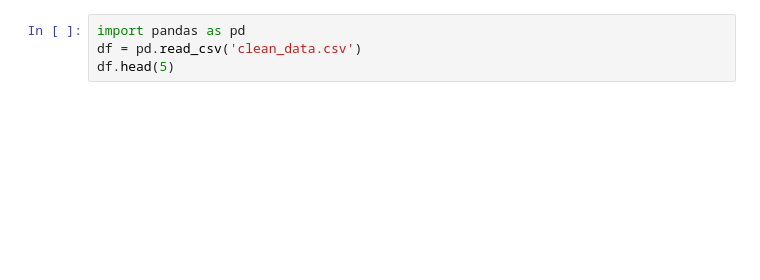
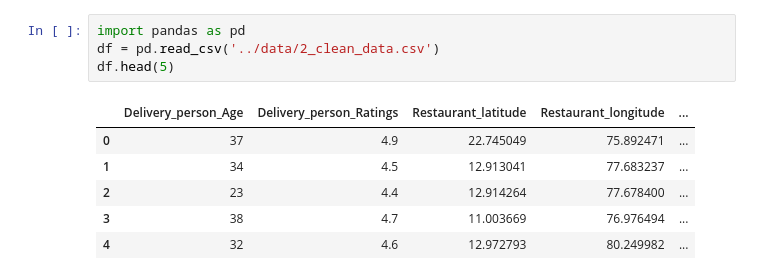
Before and after one commit to sabri-rihab/DeliveryETA, a Jupyter notebook: notebooks/model_training.ipynb, the cells around one changed output. Cells and saved outputs as stored; diff of their text form; blank space fills up the shorter version.

```diff
--- a/notebooks/model_training.ipynb
+++ b/notebooks/model_training.ipynb
@@ -1,4 +1,11 @@
 # %%
 import pandas as pd
-df = pd.read_csv('clean_data.csv')
+df = pd.read_csv('../data/2_clean_data.csv')
 df.head(5)
+# %% [output]
+|  | Delivery_person_Age | Delivery_person_Ratings | Restaurant_latitude | Restaurant_longitude | ... |
+| 0 | 37 | 4.9 | 22.745049 | 75.892471 | ... |
+| 1 | 34 | 4.5 | 12.913041 | 77.683237 | ... |
+| 2 | 23 | 4.4 | 12.914264 | 77.678400 | ... |
+| 3 | 38 | 4.7 | 11.003669 | 76.976494 | ... |
+| 4 | 32 | 4.6 | 12.972793 | 80.249982 | ... |
```
Also changed, not shown: parts of 18 cells of this notebook, 12 other files.
